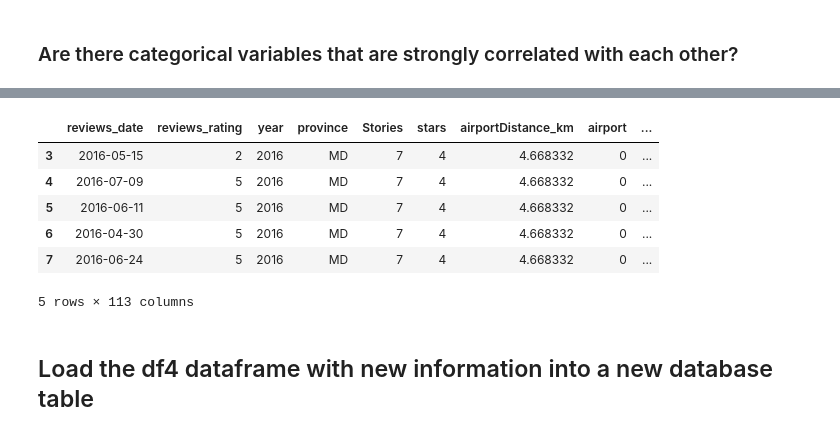
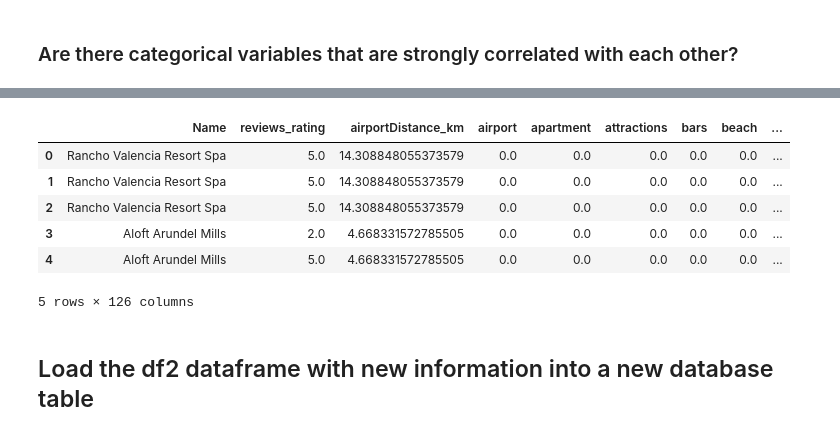
Before and after one commit to janelcv/Hotel_Rating_Analysis, a Jupyter notebook: Hotel_Ratings_Analysis-05.ipynb, the cells around one changed output, grey strips where cells are left out. Cells and saved outputs as stored; diff of their text form; code cells hidden in the pictures.

```diff
--- a/Hotel_Ratings_Analysis-05.ipynb
+++ b/Hotel_Ratings_Analysis-05.ipynb
@@ -169,0 +88,8 @@ sns.distplot(df["airportDistance_km"], hist = True, kde = True,
+# %%
+# Convert the year to dummy variables
+encoded_year = pd.get_dummies(df["year"])
+
+# Put the encoded year dataframe together with df
+df1 = pd.concat([df, encoded_year], axis = 1)
+df1 = df1.drop(columns = ["year"])
+df1.head()
@@ -169,0 +109,10 @@ sns.distplot(df["airportDistance_km"], hist = True, kde = True,
+# %%
+# Create a function that selects variables that pass the variance threshold
+def variance_threshold_selector(data, threshold = 0.5):
+    selector = VarianceThreshold()
+    selector.fit_transform(data)
+
+    return data[data.columns[selector.get_support(indices = True)]]
+# %%
+df2 = pd.concat([df1.iloc[:,0], variance_threshold_selector(df1.iloc[:,1:], 0.9)], axis = 1)
+df2.head()
@@ -201,12 +159,12 @@ Calculating phi coefficients for ('WY', 'WY').
 ---
 # %%
 # Create a dataframe that contains tuples of variable pairs and phi coefficients
-df2 = pd.DataFrame({"pair": var_pairs, "phi": phi_list})
+df5 = pd.DataFrame({"pair": var_pairs, "phi": phi_list})
 
 # Split the tuples and put each variable in separate columns
-df2[["var1", "var2"]] = pd.DataFrame(df2["pair"].tolist())
+df5[["var1", "var2"]] = pd.DataFrame(df5["pair"].tolist())
 
 # Preview the dataframe
-df2.head()
+df5.head()
 # %% [output]
 |  | pair | phi | var1 | var2 |
@@ -253,17 +211,17 @@ print(high)
 # %%
-# Remove a variable that is highly correlated with the other from dataframe df (complete dataframe)
-df4 = df.drop(columns = ["NE", "NH", "motel"], axis = 1)
+# Remove a variable that is highly correlated with the other from dataframe df2
+df4 = df2.drop(columns = ["hall", "motel"], axis = 1)
 df4.head()
 # %% [output]
-|  | reviews_date | reviews_rating | year | province | Stories | stars | airportDistance_km | airport | ... |
-| 3 | 2016-05-15 | 2 | 2016 | MD | 7 | 4 | 4.668332 | 0 | ... |
-| 4 | 2016-07-09 | 5 | 2016 | MD | 7 | 4 | 4.668332 | 0 | ... |
-| 5 | 2016-06-11 | 5 | 2016 | MD | 7 | 4 | 4.668332 | 0 | ... |
-| 6 | 2016-04-30 | 5 | 2016 | MD | 7 | 4 | 4.668332 | 0 | ... |
-| 7 | 2016-06-24 | 5 | 2016 | MD | 7 | 4 | 4.668332 | 0 | ... |
+|  | Name | reviews_rating | airportDistance_km | airport | apartment | attractions | bars | beach | ... |
+| 0 | Rancho Valencia Resort Spa | 5.0 | 14.308848055373579 | 0.0 | 0.0 | 0.0 | 0.0 | 0.0 | ... |
+| 1 | Rancho Valencia Resort Spa | 5.0 | 14.308848055373579 | 0.0 | 0.0 | 0.0 | 0.0 | 0.0 | ... |
+| 2 | Rancho Valencia Resort Spa | 5.0 | 14.308848055373579 | 0.0 | 0.0 | 0.0 | 0.0 | 0.0 | ... |
+| 3 | Aloft Arundel Mills | 2.0 | 4.668331572785505 | 0.0 | 0.0 | 0.0 | 0.0 | 0.0 | ... |
+| 4 | Aloft Arundel Mills | 5.0 | 4.668331572785505 | 0.0 | 0.0 | 0.0 | 0.0 | 0.0 | ... |
-5 rows × 113 columns
+5 rows × 126 columns
 # %% [markdown]
-## Load the df4 dataframe with new information into a new database table
+## Load the df2 dataframe with new information into a new database table
 # %%
 # Create a connection to the database
 conn = sqlite3.connect("Data/Hotels.db")
```
Also changed, not shown: parts of 26 cells of this notebook, 1 other file.
